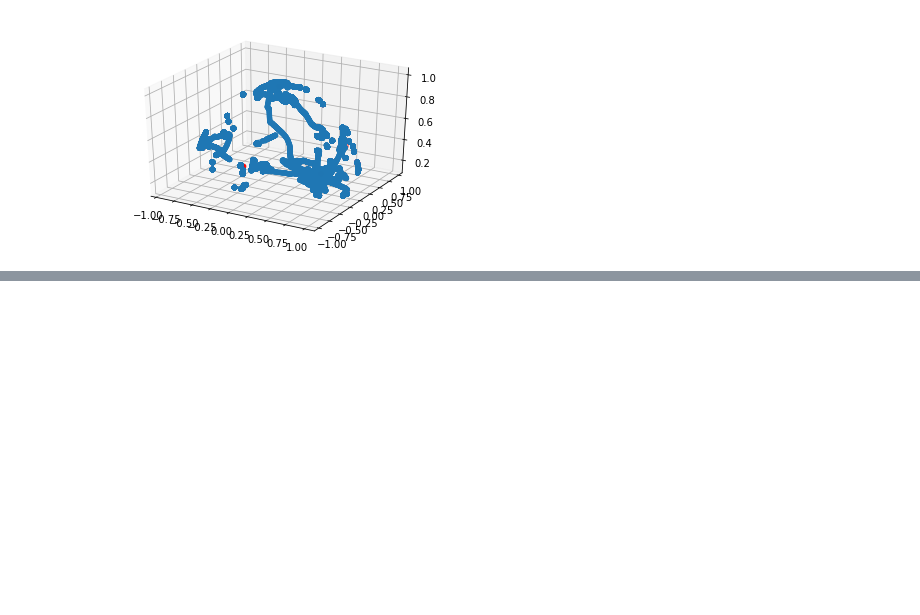
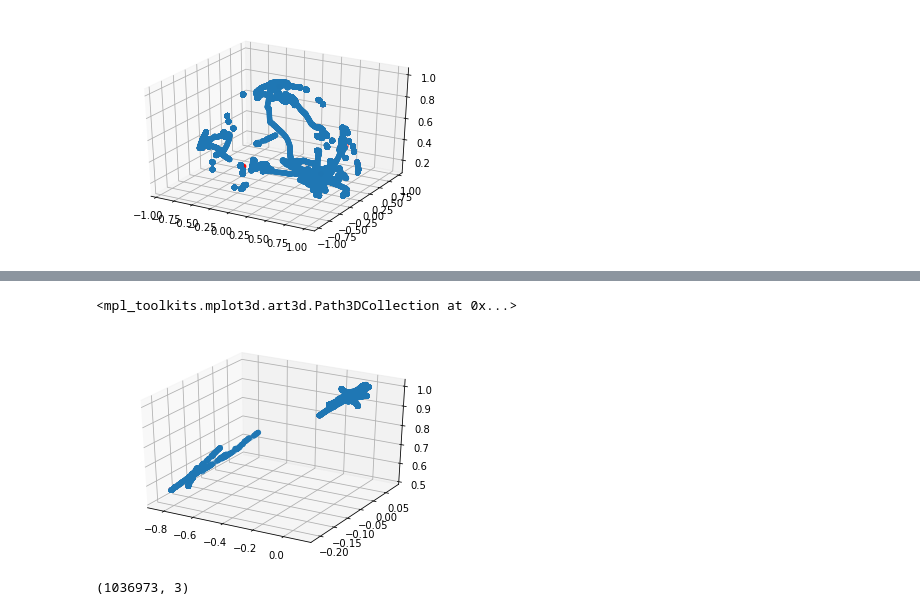
Before and after one commit to yihanhu97/SoundMapping-ODAS, a Jupyter notebook: postprocessing/extractDirectionality.ipynb, the cells around one changed output, grey strips where cells are left out. Drawn from its saved outputs; the diff is of its cells as text; code cells hidden in the pictures; blank space fills up the shorter version.

```diff
--- a/postprocessing/extractDirectionality.ipynb
+++ b/postprocessing/extractDirectionality.ipynb
@@ -271,0 +349,11 @@ ax.scatter(d['X'].values,d['Y'].values, d['Z'])
+# %%
+ax = plt.axes(projection='3d')
+#ax.scatter(kmeans.cluster_centers_[:, 0], kmeans.cluster_centers_[:, 1], kmeans.cluster_centers_[:, 2], c='red')
+ax.scatter(df['X'].values,df['Y'].values, df['Z'].values)
+# %% [output]
+<mpl_toolkits.mplot3d.art3d.Path3DCollection at 0x...>
+[figure, added]
+# %%
+x.shape
+# %% [output]
+(1036973, 3)
```
Also changed, not shown: parts of 17 cells of this notebook, 57 other files.
